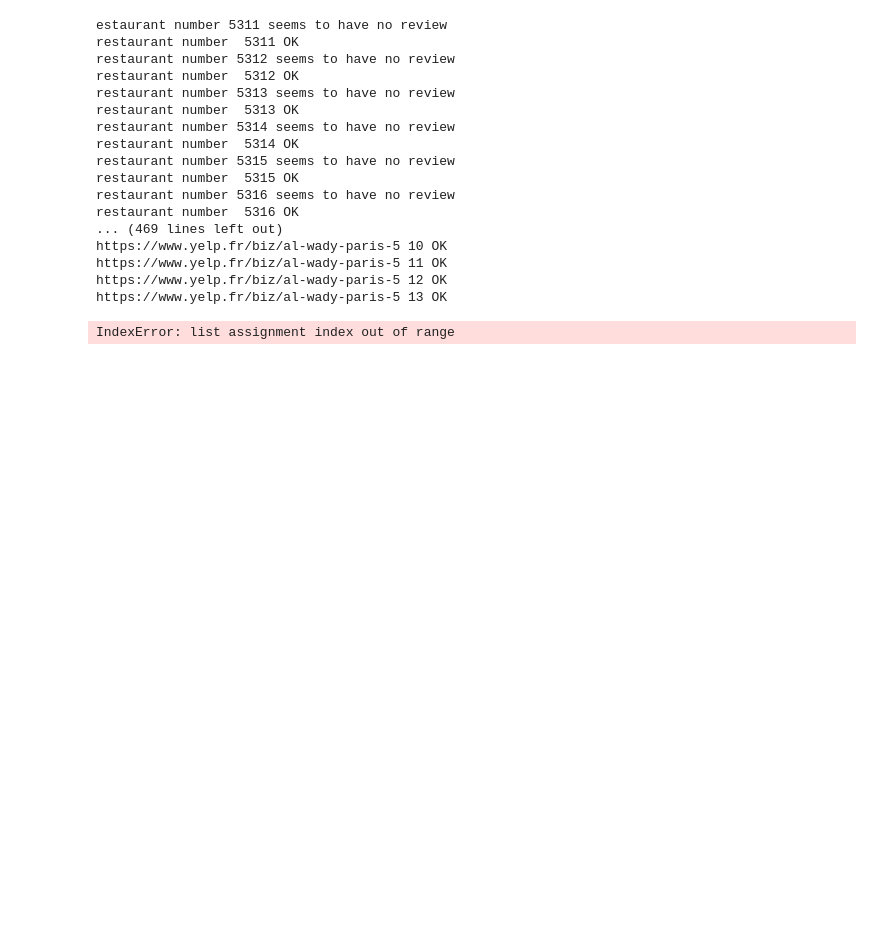
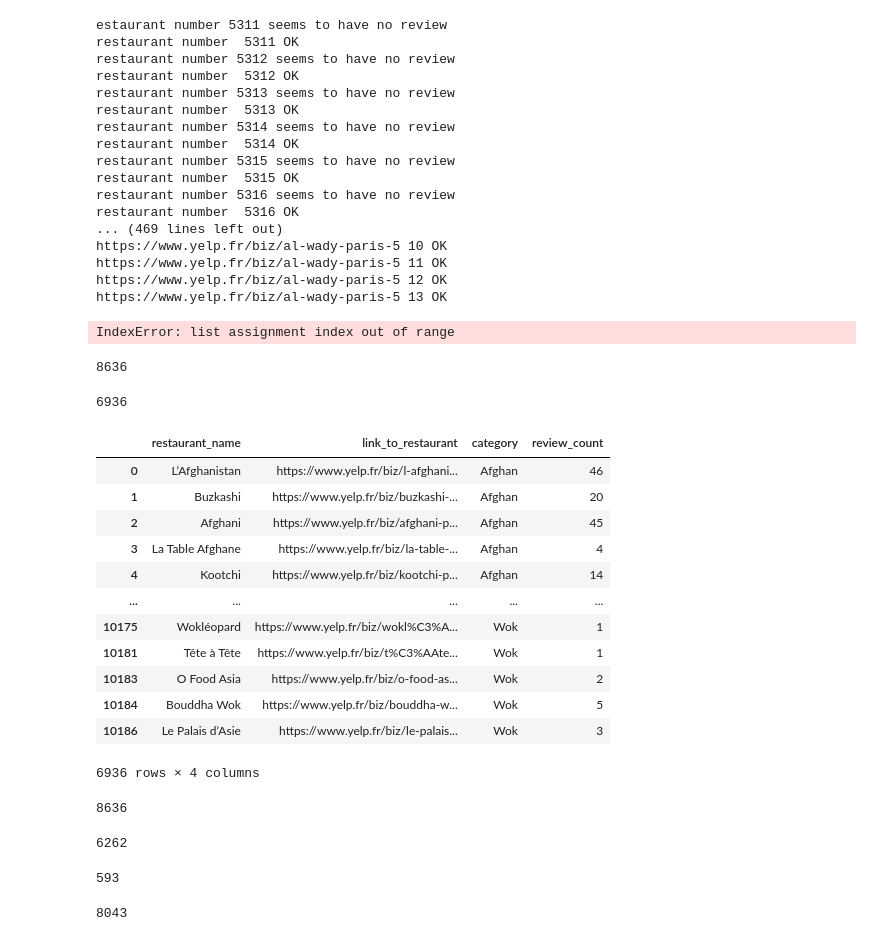
Before and after one commit to AnisZakari/Fake_review_detection, a Jupyter notebook: Scraping/Yelp_Paris_Scraping_reviews/scraping_comments.ipynb, the cells around one changed output. Drawn from its saved outputs; the diff is of its cells as text; code cells hidden in the pictures; blank space fills up the shorter version.

Commit message:
changes to restaurant dataset

```diff
--- a/Scraping/Yelp_Paris_Scraping_reviews/scraping_comments.ipynb
+++ b/Scraping/Yelp_Paris_Scraping_reviews/scraping_comments.ipynb
@@ -137,7 +138,7 @@ https://www.yelp.fr/biz/le-ruisseau-paris-2 9 OK
 https://www.yelp.fr/biz/le-ruisseau-paris-2 10 OK
 https://www.yelp.fr/biz/maison-dong-paris 0 OK
 # %%
-dataset = pd.read_csv('Yelp_Paris_list_of_restaurants/restaurants_dataset.csv')
+dataset = pd.read_csv('Yelp_Paris_list_of_restaurants/restaurants_datasetv2.csv')
 # %%
 # %% [output]
 |  | Unnamed: 0 | restaurant_name | link_to_restaurant | category |
@@ -187,3 +188,9 @@ IndexError: list assignment index out of range
 indexes_scrapped = [i for i,df in enumerate(df_list) if not df.empty]
 # %%
 indexes_not_scrapped = [i for i,df in enumerate(df_list) if df.empty]
+# %%
+dataset_filtered = dataset.loc[dataset['review_count'] != 0, : ]
+# %%
+len(dataset_filtered)
+# %% [output]
+8636
@@ -189,0 +199,20 @@ indexes_not_scrapped = [i for i,df in enumerate(df_list) if df.empty]
+# %%
+len(unique_links)
+# %% [output]
+6936
+# %%
+dataset_filtered.drop_duplicates(subset = 'link_to_restaurant')
+# %% [output]
+|  | restaurant_name | link_to_restaurant | category | review_count |
+| 0 | L’Afghanistan | https://www.yelp.fr/biz/l-afghani... | Afghan | 46 |
+| 1 | Buzkashi | https://www.yelp.fr/biz/buzkashi-... | Afghan | 20 |
+| 2 | Afghani | https://www.yelp.fr/biz/afghani-p... | Afghan | 45 |
+| 3 | La Table Afghane | https://www.yelp.fr/biz/la-table-... | Afghan | 4 |
+| 4 | Kootchi | https://www.yelp.fr/biz/kootchi-p... | Afghan | 14 |
+| ... | ... | ... | ... | ... |
+| 10175 | Wokléopard | https://www.yelp.fr/biz/wokl%C3%A... | Wok | 1 |
+| 10181 | Tête à Tête | https://www.yelp.fr/biz/t%C3%AAte... | Wok | 1 |
+| 10183 | O Food Asia | https://www.yelp.fr/biz/o-food-as... | Wok | 2 |
+| 10184 | Bouddha Wok | https://www.yelp.fr/biz/bouddha-w... | Wok | 5 |
+| 10186 | Le Palais d’Asie | https://www.yelp.fr/biz/le-palais... | Wok | 3 |
+6936 rows × 4 columns
@@ -189,0 +221,16 @@ indexes_not_scrapped = [i for i,df in enumerate(df_list) if df.empty]
+# %%
+len(dataset_filtered['restaurant_name'].values)
+# %% [output]
+8636
+# %%
+dataset_filtered['restaurant_name'].unique
+# %% [output]
+6262
+# %%
+len(restaurant_scrapped_names)
+# %% [output]
+593
+# %%
+len(dataset_filtered['restaurant_name'].values) - len(restaurant_scrapped_names)
+# %% [output]
+8043
```
Also changed, not shown: parts of 4 cells of this notebook, 2 other files.
